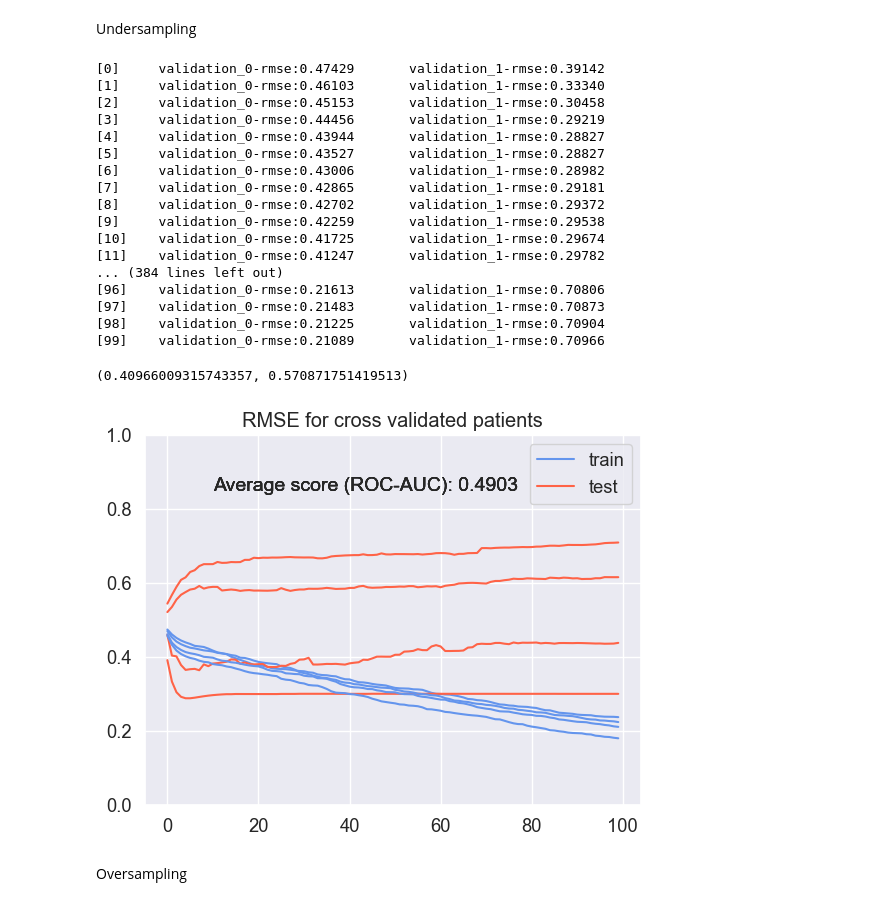
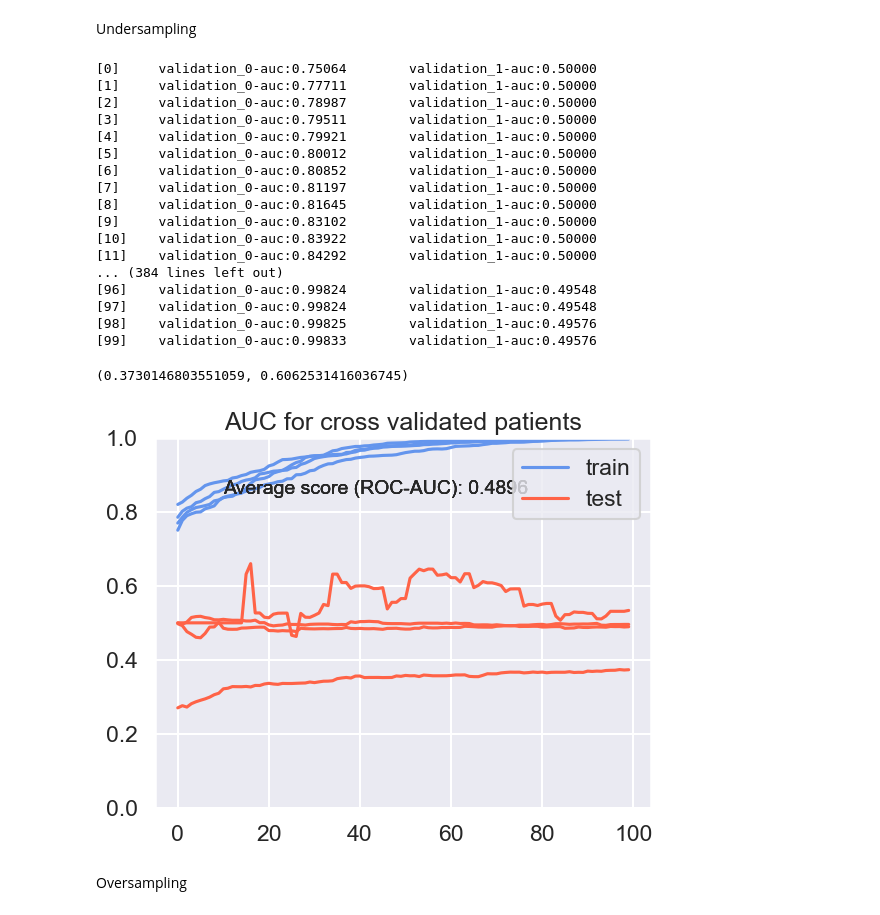
Before and after one commit to k0ruy/spindle-detection, a Jupyter notebook: eda_prepro_modelling.ipynb, the cells around one changed output. Drawn from its saved outputs; the diff is of its cells as text; code cells hidden in the pictures.

```diff
--- a/eda_prepro_modelling.ipynb
+++ b/eda_prepro_modelling.ipynb
@@ -447,7 +447,7 @@ def cross_validate(X, y, sampling_method: callable):
     patient_indices = [np.where(df["patient"] == i)[0] for i in range(1, num_patients + 1)]
 
     # print(patient_indices)
-    xgb = XGBClassifier(random_state=42, n_jobs=-1, eval_metric='rmse')
+    xgb = XGBClassifier(random_state=42, n_jobs=-1, eval_metric='auc')
 
     # Define the number of cross-validation folds
     num_folds = num_patients // 2
@@ -470,8 +470,8 @@ def cross_validate(X, y, sampling_method: callable):
         evals_result = xgb.evals_result()
 
         # plot learning curves
-        plot_tr.append(evals_result['validation_0']['rmse'])
-        plot_te.append(evals_result['validation_1']['rmse'])
+        plot_tr.append(evals_result['validation_0']['auc'])
+        plot_te.append(evals_result['validation_1']['auc'])
 
         # Evaluate the trained classifier on the test set
         y_pred = xgb.predict(X_test)
@@ -491,35 +491,35 @@ Undersampling
 # %%
 rocauc, sens, spec, plt_tr, plt_te = cross_validate(X, y, undersample)
 
 for tr, te in zip(plt_tr, plt_te):
     plt.plot(tr, label='train', c='cornflowerblue')
     plt.plot(te, label='test', c='tomato')
     plt.legend(['train', 'test'])
     plt.ylim([0,1])
     plt.text(x=10, y=0.85, s=f"Average score (ROC-AUC): {rocauc:.4f}", font="Arial", size=14)
-    plt.title('RMSE for cross validated patients')
+    plt.title('AUC for cross validated patients')
 
 sens, spec
 # %% [output]
-[0]     validation_0-rmse:0.47429       validation_1-rmse:0.39142
-[1]     validation_0-rmse:0.46103       validation_1-rmse:0.33340
-[2]     validation_0-rmse:0.45153       validation_1-rmse:0.30458
-[3]     validation_0-rmse:0.44456       validation_1-rmse:0.29219
-[4]     validation_0-rmse:0.43944       validation_1-rmse:0.28827
-[5]     validation_0-rmse:0.43527       validation_1-rmse:0.28827
-[6]     validation_0-rmse:0.43006       validation_1-rmse:0.28982
-[7]     validation_0-rmse:0.42865       validation_1-rmse:0.29181
-[8]     validation_0-rmse:0.42702       validation_1-rmse:0.29372
-[9]     validation_0-rmse:0.42259       validation_1-rmse:0.29538
-[10]    validation_0-rmse:0.41725       validation_1-rmse:0.29674
-[11]    validation_0-rmse:0.41247       validation_1-rmse:0.29782
+[0]     validation_0-auc:0.75064        validation_1-auc:0.50000
+[1]     validation_0-auc:0.77711        validation_1-auc:0.50000
+[2]     validation_0-auc:0.78987        validation_1-auc:0.50000
+[3]     validation_0-auc:0.79511        validation_1-auc:0.50000
+[4]     validation_0-auc:0.79921        validation_1-auc:0.50000
+[5]     validation_0-auc:0.80012        validation_1-auc:0.50000
+[6]     validation_0-auc:0.80852        validation_1-auc:0.50000
+[7]     validation_0-auc:0.81197        validation_1-auc:0.50000
+[8]     validation_0-auc:0.81645        validation_1-auc:0.50000
+[9]     validation_0-auc:0.83102        validation_1-auc:0.50000
+[10]    validation_0-auc:0.83922        validation_1-auc:0.50000
+[11]    validation_0-auc:0.84292        validation_1-auc:0.50000
 ... (384 lines left out)
-[96]    validation_0-rmse:0.21613       validation_1-rmse:0.70806
-[97]    validation_0-rmse:0.21483       validation_1-rmse:0.70873
-[98]    validation_0-rmse:0.21225       validation_1-rmse:0.70904
-[99]    validation_0-rmse:0.21089       validation_1-rmse:0.70966
+[96]    validation_0-auc:0.99824        validation_1-auc:0.49548
+[97]    validation_0-auc:0.99824        validation_1-auc:0.49548
+[98]    validation_0-auc:0.99825        validation_1-auc:0.49576
+[99]    validation_0-auc:0.99833        validation_1-auc:0.49576
-(0.40966009315743357, 0.570871751419513)
+(0.3730146803551059, 0.6062531416036745)
-[figure, old version]
+[figure, new version]
 # %% [markdown]
 Oversampling
 # %%
```
Also changed, not shown: parts of 8 cells of this notebook.
